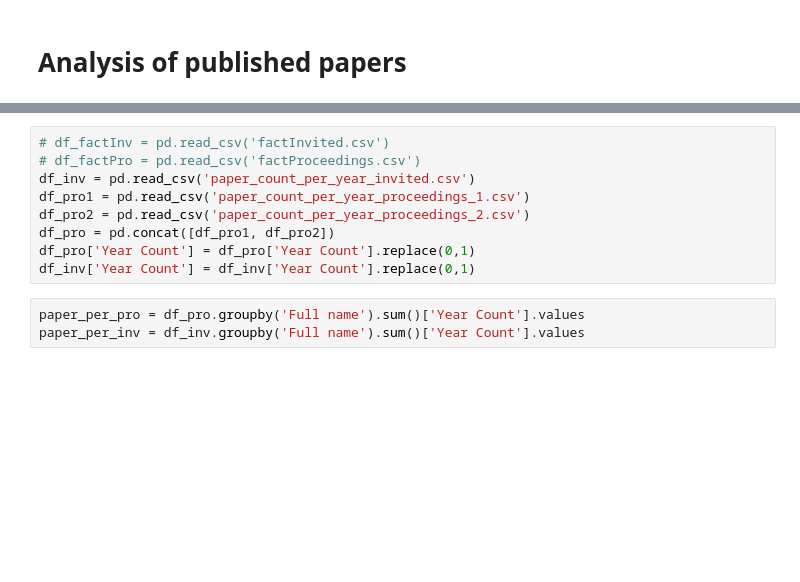
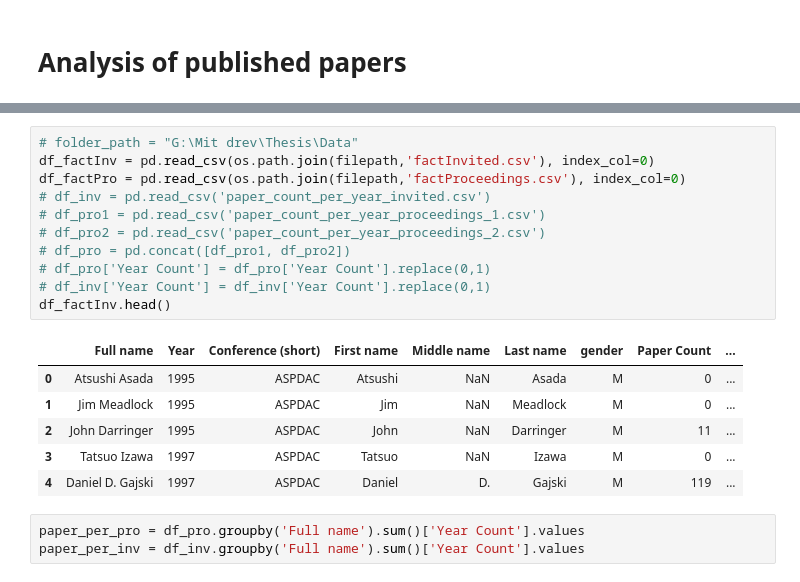
Before and after one commit to mariespedersen/Thesis_github, a Jupyter notebook: Analysis_Paper.ipynb, the cells around one changed output, grey strips where cells are left out. Drawn from its saved outputs; the diff is of its cells as text; blank space fills up the shorter version.

```diff
--- a/Analysis_Paper.ipynb
+++ b/Analysis_Paper.ipynb
@@ -6,12 +9,21 @@
 # %%
-# df_factInv = pd.read_csv('factInvited.csv')
-# df_factPro = pd.read_csv('factProceedings.csv')
-df_inv = pd.read_csv('paper_count_per_year_invited.csv')
-df_pro1 = pd.read_csv('paper_count_per_year_proceedings_1.csv')
-df_pro2 = pd.read_csv('paper_count_per_year_proceedings_2.csv')
-df_pro = pd.concat([df_pro1, df_pro2])
-df_pro['Year Count'] = df_pro['Year Count'].replace(0,1)
-df_inv['Year Count'] = df_inv['Year Count'].replace(0,1)
+# folder_path = "G:\Mit drev\Thesis\Data"
+df_factInv = pd.read_csv(os.path.join(filepath,'factInvited.csv'), index_col=0)
+df_factPro = pd.read_csv(os.path.join(filepath,'factProceedings.csv'), index_col=0)
+# df_inv = pd.read_csv('paper_count_per_year_invited.csv')
+# df_pro1 = pd.read_csv('paper_count_per_year_proceedings_1.csv')
+# df_pro2 = pd.read_csv('paper_count_per_year_proceedings_2.csv')
+# df_pro = pd.concat([df_pro1, df_pro2])
+# df_pro['Year Count'] = df_pro['Year Count'].replace(0,1)
+# df_inv['Year Count'] = df_inv['Year Count'].replace(0,1)
+df_factInv.head()
+# %% [output]
+|  | Full name | Year | Conference (short) | First name | Middle name | Last name | gender | Paper Count | ... |
+| 0 | Atsushi Asada | 1995 | ASPDAC | Atsushi | NaN | Asada | M | 0 | ... |
+| 1 | Jim Meadlock | 1995 | ASPDAC | Jim | NaN | Meadlock | M | 0 | ... |
+| 2 | John Darringer | 1995 | ASPDAC | John | NaN | Darringer | M | 11 | ... |
+| 3 | Tatsuo Izawa | 1997 | ASPDAC | Tatsuo | NaN | Izawa | M | 0 | ... |
+| 4 | Daniel D. Gajski | 1997 | ASPDAC | Daniel | D. | Gajski | M | 119 | ... |
 # %%
 paper_per_pro = df_pro.groupby('Full name').sum()['Year Count'].values
 paper_per_inv = df_inv.groupby('Full name').sum()['Year Count'].values
```
Also changed, not shown: parts of 1 cell of this notebook, 4 other files.
